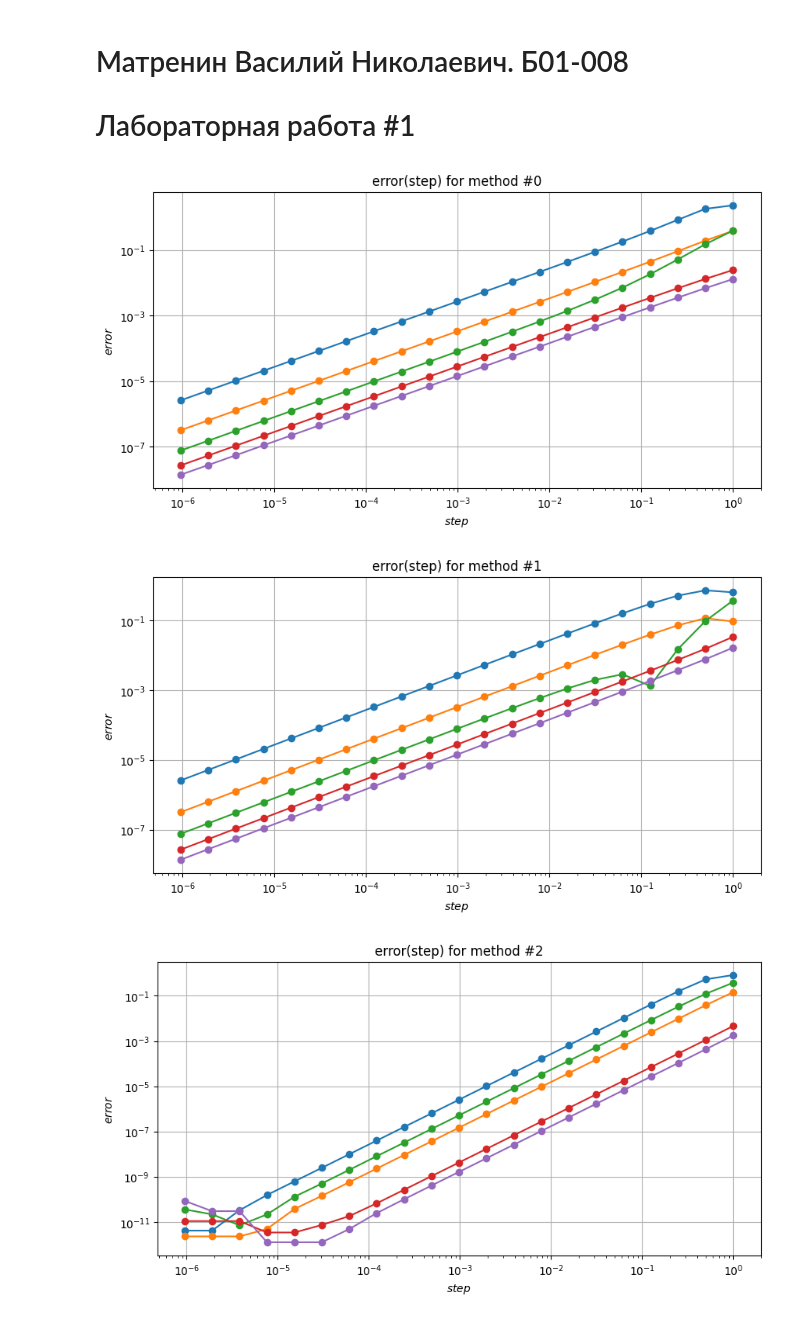
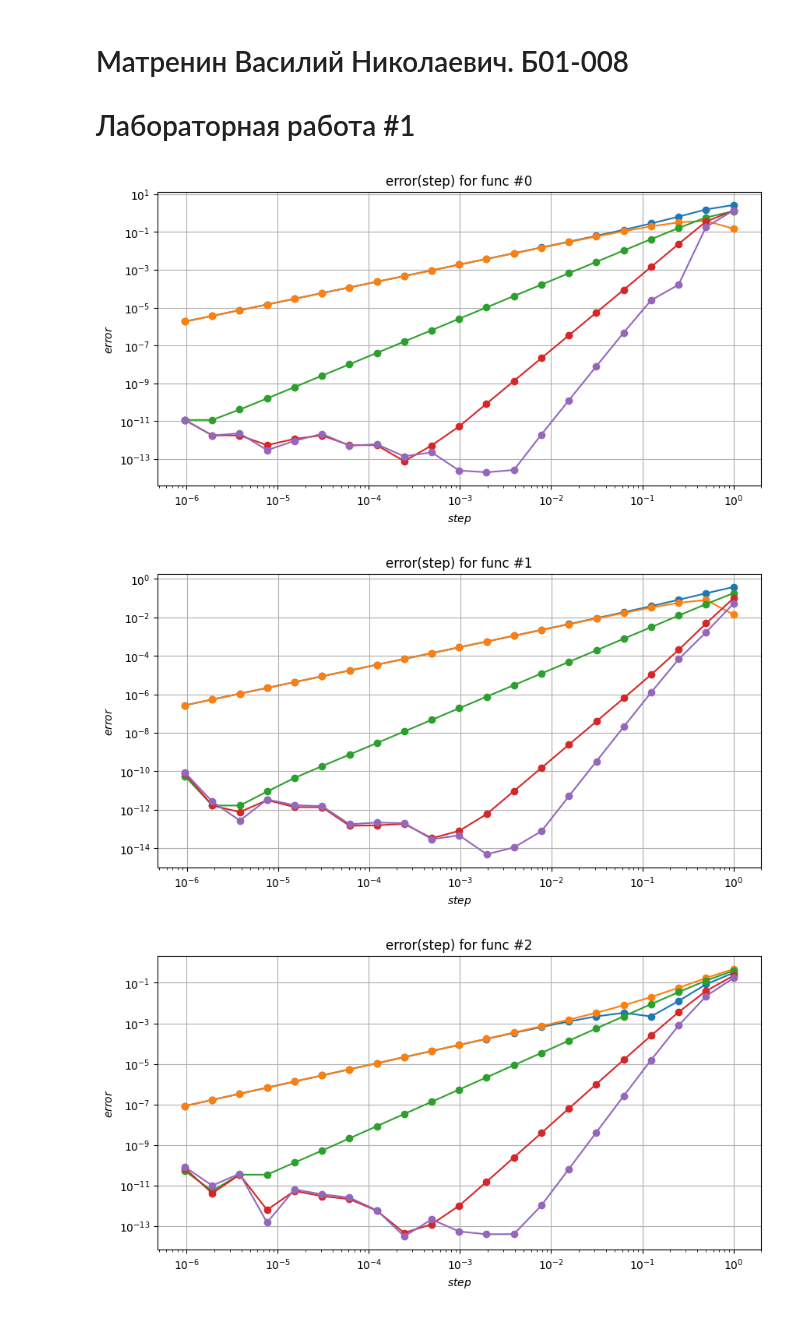
Before and after one commit to VasiliyMatr/LABS, a Jupyter notebook: ComputationalMath/sem5/labs/lab1.ipynb, the cells around one changed output. Drawn from its saved outputs; the diff is of its cells as text; code cells hidden in the pictures.

```diff
--- a/ComputationalMath/sem5/labs/lab1.ipynb
+++ b/ComputationalMath/sem5/labs/lab1.ipynb
@@ -8,7 +8,7 @@ import matplotlib.pyplot as plt
 import dis
 
 # Calculations point
-POINT = 1.2
+POINT = 1.1
 
 # Step values
 N_MAX = 21
@@ -45,39 +45,41 @@ def approx_func_deriv1(f, x, h) :
     return (f(x+h) - f(x)) / h
 
 def approx_func_deriv2(f, x, h) :
     return (f(x) - f(x-h)) / h
 
 def approx_func_deriv3(f, x, h) :
     return (f(x+h) - f(x-h)) / (2*h)
 
 def approx_func_deriv4(f, x, h) :
     return approx_func_deriv3(f,x,h) * 4/3 - approx_func_deriv3(f,x,h*2) * 1/3
 
 def approx_func_deriv5(f, x, h) :
     return approx_func_deriv3(f,x,h) * 3/2 - approx_func_deriv3(f,x,h*2) * 3/5 + approx_func_deriv3(f,x,h*3) /10
 
 test_funcs = [func1, func2, func3, func4, func5]
 test_funcs_ref_deriv = [ref_func1_deriv, ref_func2_deriv, ref_func3_deriv, ref_func4_deriv, ref_func5_deriv]
 methods = [approx_func_deriv1, approx_func_deriv2, approx_func_deriv3, approx_func_deriv4, approx_func_deriv5]
 
-for i in range(0, len(methods)) :
-    method = methods[i]
+for j in range(0, len(test_funcs)) :
     # Plots tuning
     plt.figure(figsize=[10, 5], dpi=100)
     plt.yscale('log')
     plt.xscale('log')
     plt.xlabel("$step$")
     plt.ylabel("$error$")
     plt.grid()
 
-    for j in range(0, len(test_funcs)) :
-        func = test_funcs[j]
-        func_ref_deriv = test_funcs_ref_deriv[j]
+    func = test_funcs[j]
+    func_ref_deriv = test_funcs_ref_deriv[j]
+
+    for i in range(0, len(methods)) :
+        method = methods[i]
         error = [abs (func_ref_deriv(POINT) - method(func, POINT, step)) for step in h]
         plt.plot(h, error,'o-')
-    plt.title("error(step) for method #" + str(i))
+
+    plt.title("error(step) for func #" + str(j))
     plt.show()
 # %% [output]
-[figure, old version]
+[figure, new version]
-[figure, old version]
+[figure, new version]
-[figure, old version]
+[figure, new version]
```
Also changed, not shown: parts of 1 cell of this notebook, 2 other files.
